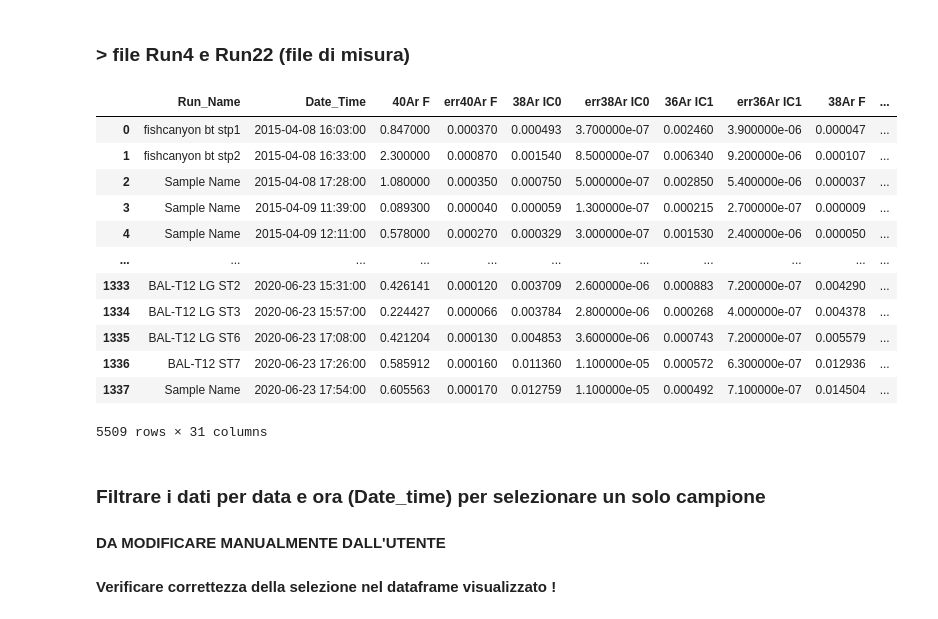
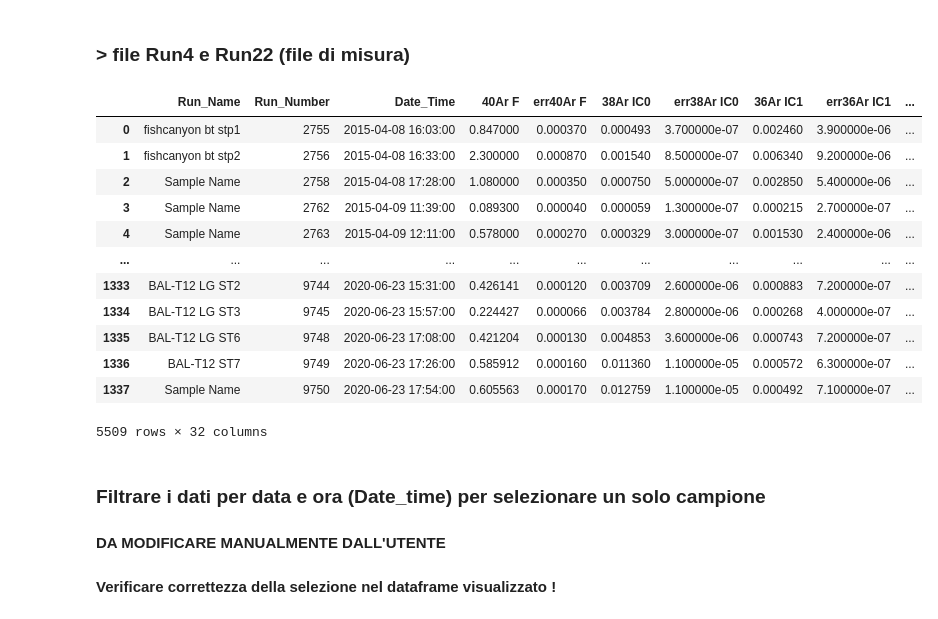
Before and after one commit to gecos-lab/PyCalcolAr, a Jupyter notebook: notebooks/PyCalcolAr_working.ipynb, the cells around one changed output. Drawn from its saved outputs; the diff is of its cells as text; code cells hidden in the pictures.

```diff
--- a/notebooks/PyCalcolAr_working.ipynb
+++ b/notebooks/PyCalcolAr_working.ipynb
@@ -7,6 +7,7 @@ import pandas as pd
 import numpy as np
 import math
 from IPython.display import display
+pd.set_option('display.max_columns', None)
 
 # Variabile utilizzata nel calcolo, DA MODIFICARE MANUALMENTE DALL'UTENTE
 delay = 246
@@ -90,69 +102,88 @@ Air pipette initial imported data:
 ### > file Run4 e Run22 (file di misura)
 # %%
 # definire la lista con gli indici delle colonne
-column_names_run4 = ['40Ar F', 'err40Ar F', '38Ar IC0', 'err38Ar IC0', '36Ar IC1', 'err36Ar IC1','38Ar F', 'err38Ar F','36Ar IC0', 'err36Ar IC0', '39Ar F', 'err39Ar F', '37Ar IC0', 'err37Ar IC0' , '35Cl IC1', 'err35Cl IC1', '39Ar IC0',  'err39Ar IC0',  '37Ar IC1', 'err37Ar IC1', 'gainF/IC0', 'err gainF/IC0' , 'gainIC0/IC1', 'err gainIC0/IC1', '40F/36IC1',  'err40F/36IC1',  '40F/36IC0' ,'err40F/36IC0', 'Run', 'Path']
-column_names_run22 = ['40Ar F', 'err40Ar F', '38Ar IC0', 'err38Ar IC0', '36Ar IC1', 'err36Ar IC1','38Ar F', 'err38Ar F','36Ar IC0', 'err36Ar IC0', '39Ar F', 'err39Ar F', '37Ar IC0', 'err37Ar IC0' , '35Cl IC1', 'err35Cl IC1', 'gainIC0/IC1', 'err gainIC0/IC1' , '40F/36IC1',  'err40F/36IC1',  '40F/36IC0' ,'err40F/36IC0', 'Run', 'Path']
+column_names_run4 = ['40Ar F', 'err40Ar F', '38Ar IC0', 'err38Ar IC0', '36Ar IC1', 'err36Ar IC1','38Ar F', 'err38Ar F', \
+                     '36Ar IC0', 'err36Ar IC0', '39Ar F', 'err39Ar F', '37Ar IC0', 'err37Ar IC0' , '35Cl IC1', 'err35Cl IC1', \
+                     '39Ar IC0',  'err39Ar IC0',  '37Ar IC1', 'err37Ar IC1', 'gainF/IC0', 'err gainF/IC0' , 'gainIC0/IC1', \
+                     'err gainIC0/IC1', '40F/36IC1',  'err40F/36IC1',  '40F/36IC0' ,'err40F/36IC0', 'Run', 'Path']
+column_names_run22 = ['40Ar F', 'err40Ar F', '38Ar IC0', 'err38Ar IC0', '36Ar IC1', 'err36Ar IC1','38Ar F', 'err38Ar F', \
+                      '36Ar IC0', 'err36Ar IC0', '39Ar F', 'err39Ar F', '37Ar IC0', 'err37Ar IC0' , '35Cl IC1', 'err35Cl IC1', \
+                      'gainIC0/IC1', 'err gainIC0/IC1' , '40F/36IC1',  'err40F/36IC1',  '40F/36IC0' ,'err40F/36IC0', \
+                      'Run', 'Path']
 
 # definire il percorso dei file (DA MODIFICARE MANUALMENTE DALL'UTENTE)
 file_path_4 = "../test_data/Run4.txt"
 file_path_22 = "../test_data/Run22.txt"
 
 # importare i file run
-df_data_4 = pd.read_csv(file_path_4, header = None, index_col= False, names = column_names_run4, sep = '\t|,', engine = 'python')
-df_data_22 = pd.read_csv(file_path_22, header = None, index_col= False, names = column_names_run22, sep = '\t|,', engine = 'python')
+df_data_4 = pd.read_csv(file_path_4, header = None, index_col= False, names = column_names_run4, \
+                        sep = '\t|,', engine = 'python')
+df_data_22 = pd.read_csv(file_path_22, header = None, index_col= False, names = column_names_run22, \
+                         sep = '\t|,', engine = 'python')
 
 # eliminare i caratteri "{}" dalle colonne
 df_data_4 = df_data_4.replace(["{", "}"], ["", ""], regex=True)
 df_data_22 = df_data_22.replace(["{", "}"], ["", ""], regex=True)
 
 # definire nome delle colonne che contengono dati numerici
-colnames_numeric_4 = ['40Ar F', 'err40Ar F', '38Ar IC0', 'err38Ar IC0', '36Ar IC1', 'err36Ar IC1','38Ar F', 'err38Ar F','36Ar IC0', 'err36Ar IC0', '39Ar F', 'err39Ar F', '37Ar IC0', 'err37Ar IC0' , '35Cl IC1', 'err35Cl IC1', '39Ar IC0',  'err39Ar IC0',  '37Ar IC1', 'err37Ar IC1', 'gainF/IC0', 'err gainF/IC0' , 'gainIC0/IC1', 'err gainIC0/IC1', '40F/36IC1',  'err40F/36IC1',  '40F/36IC0' ,'err40F/36IC0']
-colnames_numeric_22 = ['40Ar F', 'err40Ar F', '38Ar IC0', 'err38Ar IC0', '36Ar IC1', 'err36Ar IC1','38Ar F', 'err38Ar F','36Ar IC0', 'err36Ar IC0', '39Ar F', 'err39Ar F', '37Ar IC0', 'err37Ar IC0' , '35Cl IC1', 'err35Cl IC1', 'gainIC0/IC1', 'err gainIC0/IC1' , '40F/36IC1',  'err40F/36IC1',  '40F/36IC0' ,'err40F/36IC0']
+colnames_numeric_4 = ['40Ar F', 'err40Ar F', '38Ar IC0', 'err38Ar IC0', '36Ar IC1', 'err36Ar IC1','38Ar F', 'err38Ar F',\
+                      '36Ar IC0', 'err36Ar IC0', '39Ar F', 'err39Ar F', '37Ar IC0', 'err37Ar IC0' , '35Cl IC1', 'err35Cl IC1', \
+                      '39Ar IC0',  'err39Ar IC0',  '37Ar IC1', 'err37Ar IC1', 'gainF/IC0', 'err gainF/IC0' , 'gainIC0/IC1', \
+                      'err gainIC0/IC1', '40F/36IC1',  'err40F/36IC1',  '40F/36IC0' ,'err40F/36IC0']
+colnames_numeric_22 = ['40Ar F', 'err40Ar F', '38Ar IC0', 'err38Ar IC0', '36Ar IC1', 'err36Ar IC1','38Ar F', 'err38Ar F', \
+                       '36Ar IC0', 'err36Ar IC0', '39Ar F', 'err39Ar F', '37Ar IC0', 'err37Ar IC0' , '35Cl IC1', 'err35Cl IC1', \
+                       'gainIC0/IC1', 'err gainIC0/IC1' , '40F/36IC1',  'err40F/36IC1',  '40F/36IC0' ,'err40F/36IC0']
 
 # convertire tutte le colonne del dataframe df_data_4 a numeric (float64)
 for i in colnames_numeric_4:
     df_data_4[i] = pd.to_numeric(df_data_4[i])
 
 # convertire tutte le colonne del dataframe df_data_22 a numeric (float64)
 for i in colnames_numeric_22:
     df_data_22[i] = pd.to_numeric(df_data_22[i])
 
 df_data = pd.concat([df_data_4, df_data_22], axis=0)
 
 # dividere la colonna 'Run' in due colonne: nome del run e data/ora
 run_split = df_data['Run'].str.split(" run on ")
 
 # formattare la colonna con il nome del run (del campione) in una serie pandas e associarle un nome
 run_name = run_split.str[0]
 run_name = run_name.replace(["'"], [""], regex=True)
 run_name.name = 'Run_Name'
 
+# formattare la colonna con il numero del run
+run_number = df_data['Path'].str.split('.').str[0]
+run_number = run_number.str.split('_').str[-1]
+run_number.name= 'Run_Number'
+run_number = pd.to_numeric(run_number)
+
 # formattare la colonna con la data e l'ora in una serie pandas e associarle un nome, convertire il dato in datetime64
 dataora = run_split.str[1]
 dataora.name = 'Date_Time'
 dataora = pd.to_datetime(dataora)
 
-# concatenare le due nuove colonne all'inizio del dataframe df_data
-df_data = pd.concat([run_name, dataora, df_data], axis = 1)
+# concatenare le nuove colonne all'inizio del dataframe df_data
+df_data = pd.concat([run_name, run_number, dataora, df_data], axis = 1)
 
 # eliminare la colonna 'Run' (non più utilizzata)
 df_data.drop('Run',axis=1, inplace=True)
 
 display(df_data)
 # %% [output]
-|  | Run_Name | Date_Time | 40Ar F | err40Ar F | 38Ar IC0 | err38Ar IC0 | 36Ar IC1 | err36Ar IC1 | 38Ar F | ... |
-| 0 | fishcanyon bt stp1 | 2015-04-08 16:03:00 | 0.847000 | 0.000370 | 0.000493 | 3.700000e-07 | 0.002460 | 3.900000e-06 | 0.000047 | ... |
-| 1 | fishcanyon bt stp2 | 2015-04-08 16:33:00 | 2.300000 | 0.000870 | 0.001540 | 8.500000e-07 | 0.006340 | 9.200000e-06 | 0.000107 | ... |
-| 2 | Sample Name | 2015-04-08 17:28:00 | 1.080000 | 0.000350 | 0.000750 | 5.000000e-07 | 0.002850 | 5.400000e-06 | 0.000037 | ... |
-| 3 | Sample Name | 2015-04-09 11:39:00 | 0.089300 | 0.000040 | 0.000059 | 1.300000e-07 | 0.000215 | 2.700000e-07 | 0.000009 | ... |
-| 4 | Sample Name | 2015-04-09 12:11:00 | 0.578000 | 0.000270 | 0.000329 | 3.000000e-07 | 0.001530 | 2.400000e-06 | 0.000050 | ... |
+|  | Run_Name | Run_Number | Date_Time | 40Ar F | err40Ar F | 38Ar IC0 | err38Ar IC0 | 36Ar IC1 | err36Ar IC1 | ... |
+| 0 | fishcanyon bt stp1 | 2755 | 2015-04-08 16:03:00 | 0.847000 | 0.000370 | 0.000493 | 3.700000e-07 | 0.002460 | 3.900000e-06 | ... |
+| 1 | fishcanyon bt stp2 | 2756 | 2015-04-08 16:33:00 | 2.300000 | 0.000870 | 0.001540 | 8.500000e-07 | 0.006340 | 9.200000e-06 | ... |
+| 2 | Sample Name | 2758 | 2015-04-08 17:28:00 | 1.080000 | 0.000350 | 0.000750 | 5.000000e-07 | 0.002850 | 5.400000e-06 | ... |
+| 3 | Sample Name | 2762 | 2015-04-09 11:39:00 | 0.089300 | 0.000040 | 0.000059 | 1.300000e-07 | 0.000215 | 2.700000e-07 | ... |
+| 4 | Sample Name | 2763 | 2015-04-09 12:11:00 | 0.578000 | 0.000270 | 0.000329 | 3.000000e-07 | 0.001530 | 2.400000e-06 | ... |
 | ... | ... | ... | ... | ... | ... | ... | ... | ... | ... | ... |
-| 1333 | BAL-T12 LG ST2 | 2020-06-23 15:31:00 | 0.426141 | 0.000120 | 0.003709 | 2.600000e-06 | 0.000883 | 7.200000e-07 | 0.004290 | ... |
-| 1334 | BAL-T12 LG ST3 | 2020-06-23 15:57:00 | 0.224427 | 0.000066 | 0.003784 | 2.800000e-06 | 0.000268 | 4.000000e-07 | 0.004378 | ... |
-| 1335 | BAL-T12 LG ST6 | 2020-06-23 17:08:00 | 0.421204 | 0.000130 | 0.004853 | 3.600000e-06 | 0.000743 | 7.200000e-07 | 0.005579 | ... |
-| 1336 | BAL-T12 ST7 | 2020-06-23 17:26:00 | 0.585912 | 0.000160 | 0.011360 | 1.100000e-05 | 0.000572 | 6.300000e-07 | 0.012936 | ... |
-| 1337 | Sample Name | 2020-06-23 17:54:00 | 0.605563 | 0.000170 | 0.012759 | 1.100000e-05 | 0.000492 | 7.100000e-07 | 0.014504 | ... |
+| 1333 | BAL-T12 LG ST2 | 9744 | 2020-06-23 15:31:00 | 0.426141 | 0.000120 | 0.003709 | 2.600000e-06 | 0.000883 | 7.200000e-07 | ... |
+| 1334 | BAL-T12 LG ST3 | 9745 | 2020-06-23 15:57:00 | 0.224427 | 0.000066 | 0.003784 | 2.800000e-06 | 0.000268 | 4.000000e-07 | ... |
+| 1335 | BAL-T12 LG ST6 | 9748 | 2020-06-23 17:08:00 | 0.421204 | 0.000130 | 0.004853 | 3.600000e-06 | 0.000743 | 7.200000e-07 | ... |
+| 1336 | BAL-T12 ST7 | 9749 | 2020-06-23 17:26:00 | 0.585912 | 0.000160 | 0.011360 | 1.100000e-05 | 0.000572 | 6.300000e-07 | ... |
+| 1337 | Sample Name | 9750 | 2020-06-23 17:54:00 | 0.605563 | 0.000170 | 0.012759 | 1.100000e-05 | 0.000492 | 7.100000e-07 | ... |
-5509 rows × 31 columns
+5509 rows × 32 columns
 # %% [markdown]
 ### Filtrare i dati per data e ora (Date_time) per selezionare un solo campione
 #### DA MODIFICARE MANUALMENTE DALL'UTENTE
```
Also changed, not shown: parts of 20 cells of this notebook.
